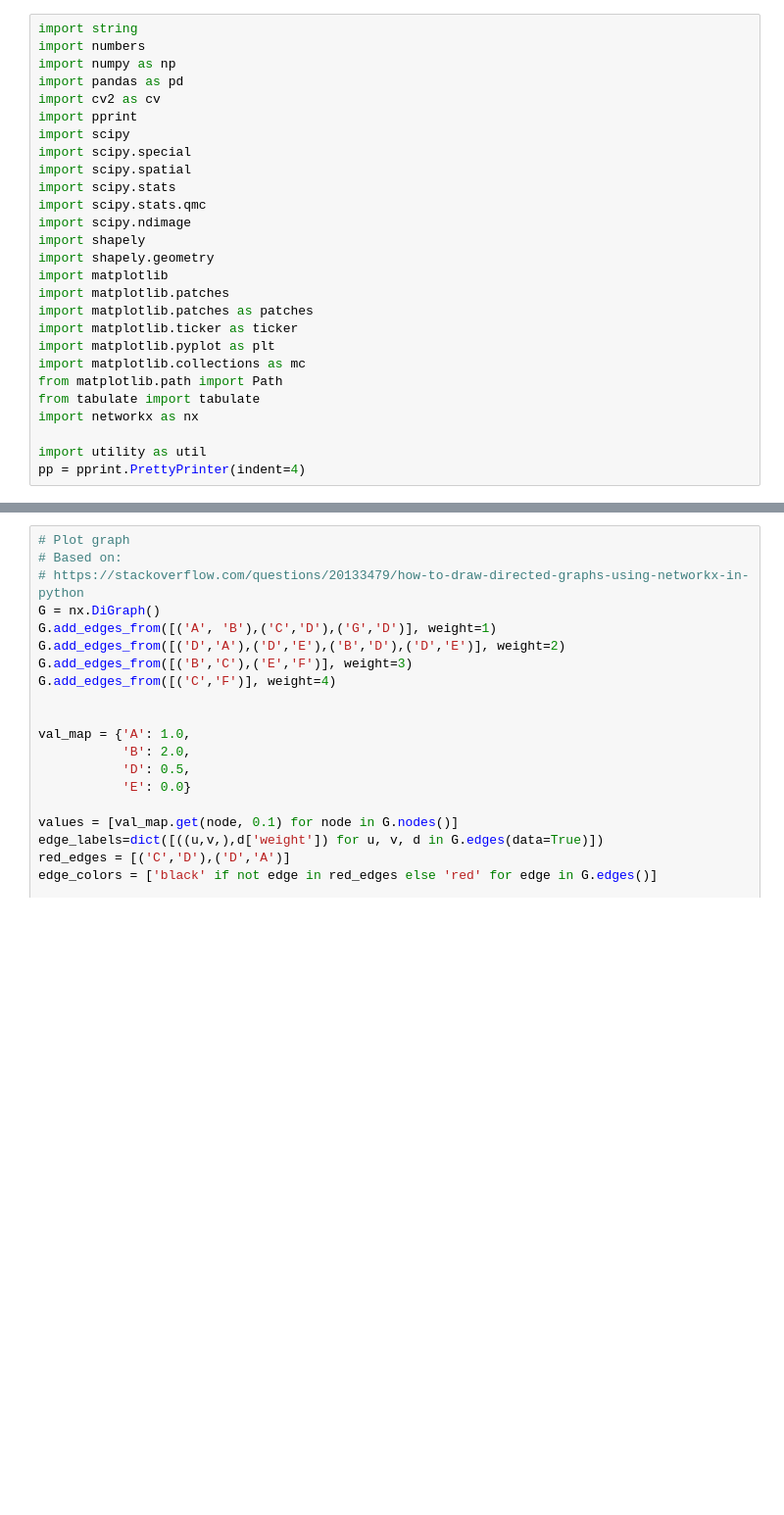
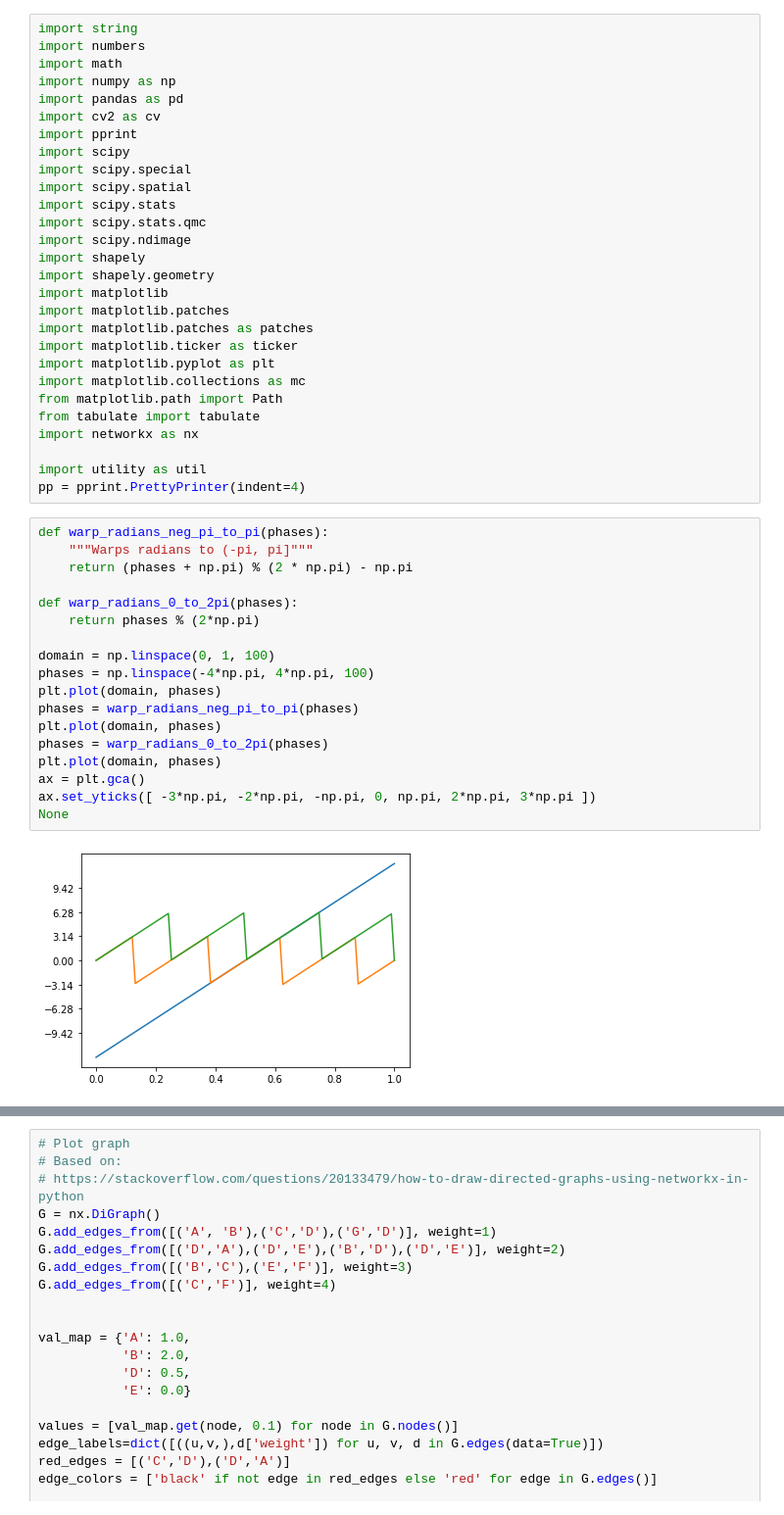
Before and after one commit to fireofearth/document, a Jupyter notebook: python/doc.composite.ipynb, the cells around one changed output, grey strips where cells are left out. Shown: that part at 98% size. Drawn from its saved outputs; the diff is of its cells as text; blank space fills up the shorter version.

```diff
--- a/python/doc.composite.ipynb
+++ b/python/doc.composite.ipynb
@@ -1,6 +1,7 @@
 # %%
 import string
 import numbers
+import math
 import numpy as np
 import pandas as pd
 import cv2 as cv
@@ -25,3 +26,23 @@ import networkx as nx
 
 import utility as util
 pp = pprint.PrettyPrinter(indent=4)
+# %%
+def warp_radians_neg_pi_to_pi(phases):
+    """Warps radians to (-pi, pi]"""
+    return (phases + np.pi) % (2 * np.pi) - np.pi
+
+def warp_radians_0_to_2pi(phases):
+    return phases % (2*np.pi)
+
+domain = np.linspace(0, 1, 100)
+phases = np.linspace(-4*np.pi, 4*np.pi, 100)
+plt.plot(domain, phases)
+phases = warp_radians_neg_pi_to_pi(phases)
+plt.plot(domain, phases)
+phases = warp_radians_0_to_2pi(phases)
+plt.plot(domain, phases)
+ax = plt.gca()
+ax.set_yticks([ -3*np.pi, -2*np.pi, -np.pi, 0, np.pi, 2*np.pi, 3*np.pi ])
+None
+# %% [output]
+[figure, added]
```
Also changed, not shown: parts of 4 cells of this notebook, 6 other files.
